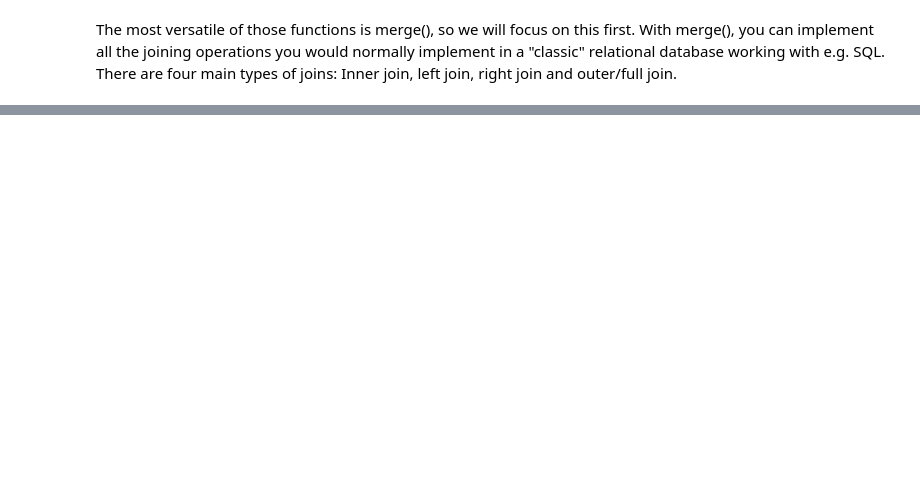
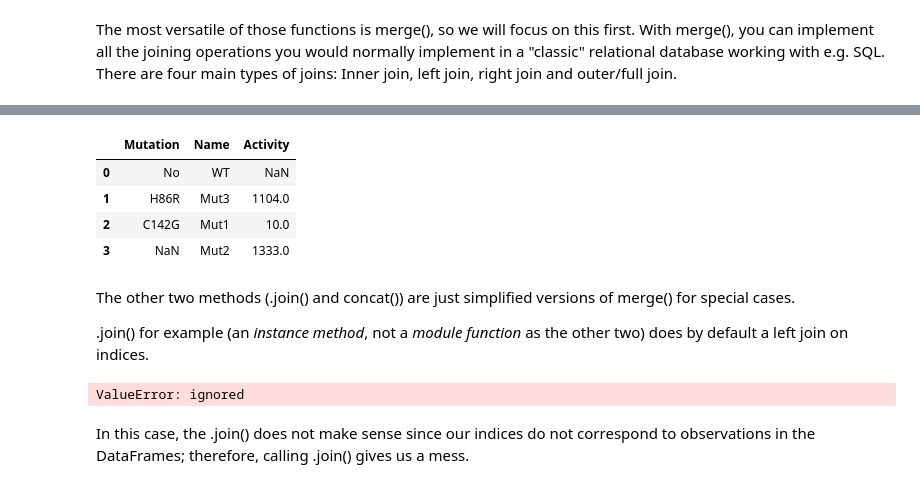
Before and after one commit to kdidi99/Informatics_in_Biochemistry_Course, a Jupyter notebook: notebooks/day_3_data_analysis_4_merging.ipynb, the cells around one changed output, grey strips where cells are left out. Saved outputs shown, nothing was run; the diff lists cells and outputs as text; code cells hidden in the pictures; blank space fills up the shorter version.

```diff
--- a/notebooks/day_3_data_analysis_4_merging.ipynb
+++ b/notebooks/day_3_data_analysis_4_merging.ipynb
@@ -38,0 +88,21 @@ The most versatile of those functions is merge(), so we will focus on this first
+# %%
+df_outer = pd.merge(df_mutation, df_activity, on="Name", how='outer')
+df_outer
+# %% [output]
+|  | Mutation | Name | Activity |
+| 0 | No | WT | NaN |
+| 1 | H86R | Mut3 | 1104.0 |
+| 2 | C142G | Mut1 | 10.0 |
+| 3 | NaN | Mut2 | 1333.0 |
+# %% [markdown]
+The other two methods (.join() and concat()) are just simplified versions of merge() for special cases.
+
+.join() for example (an *instance method*, not a *module function* as the other two) does by default a left join on indices.
+# %%
+#df_join = df_mutation.join(df_activity); does not work, we need to specify name for new index!
+df_join = df_mutation.join(df_activity, lsuffix="_l", rsuffix="_r")
+df_join
+# %% [output]
+ValueError: ignored
+# %% [markdown]
+In this case, the .join() does not make sense since our indices do not correspond to observations in the DataFrames; therefore, calling .join() gives us a mess.
```
Also changed, not shown: parts of 8 cells of this notebook.
